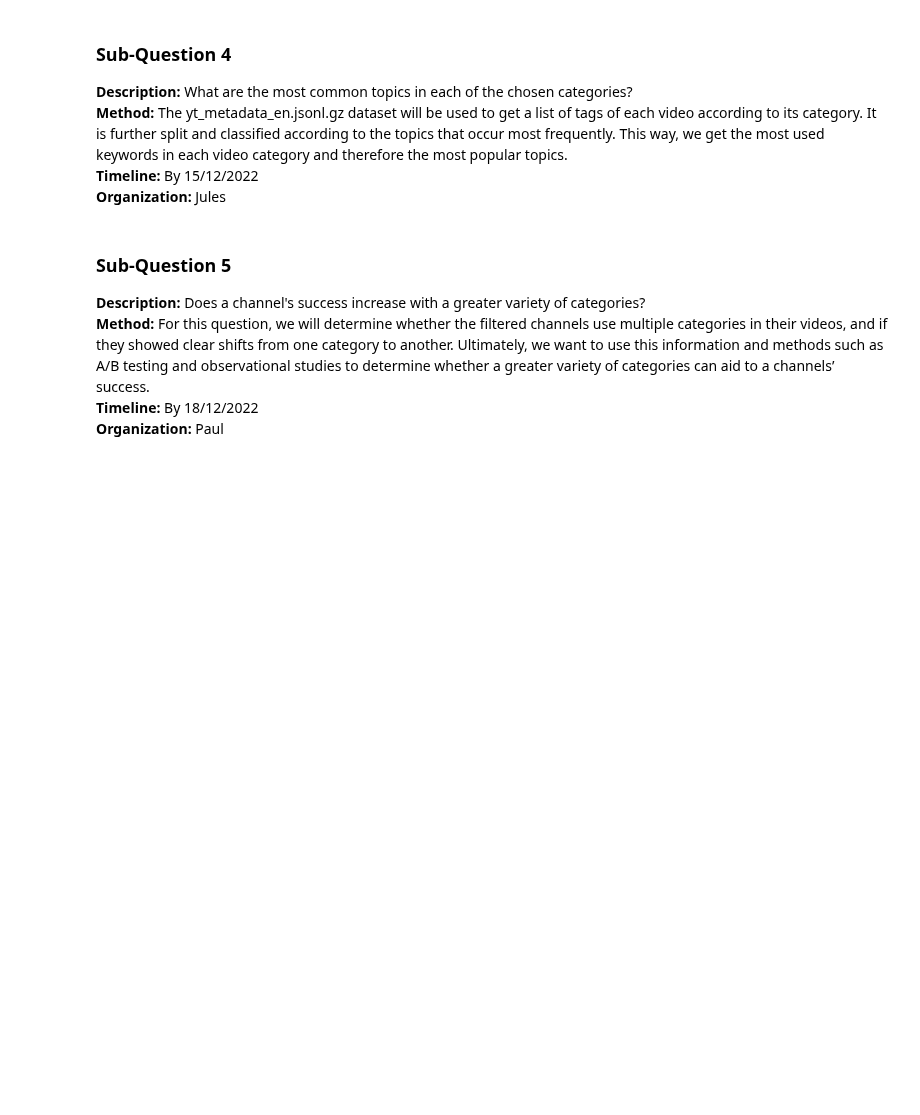
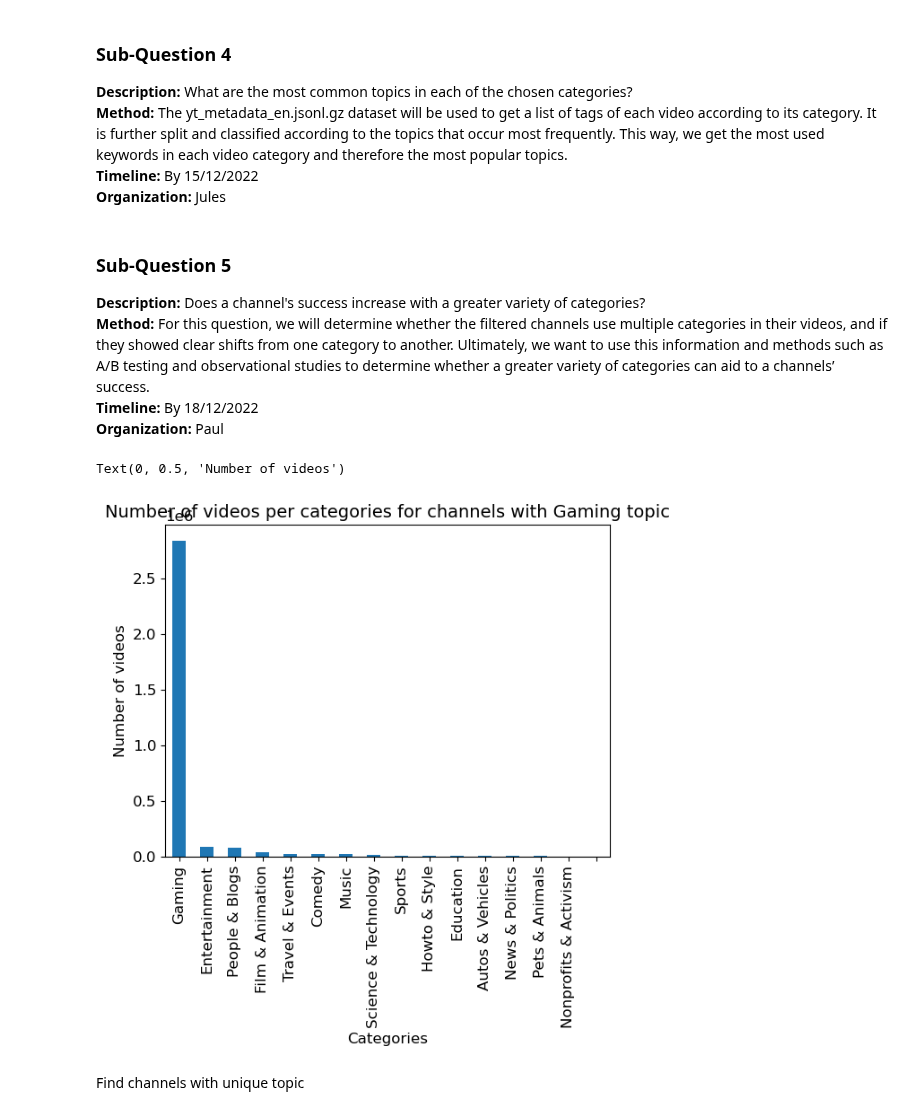
Before and after one commit to epfl-ada/ada-2022-project-adaptation, a Jupyter notebook: MS3_Analysis.ipynb, the cells around one changed output. Cells and saved outputs as stored; diff of their text form; code cells hidden in the pictures; blank space fills up the shorter version.

```diff
--- a/MS3_Analysis.ipynb
+++ b/MS3_Analysis.ipynb
@@ -657,3 +657,13 @@ The number of words in the title is significant, however it doesnt seem to have
 **Method:** For this question, we will determine whether the filtered channels use multiple categories in their videos, and if they showed clear shifts from one category to another. Ultimately, we want to use this information and methods such as A/B testing and observational studies to determine whether a greater variety of categories can aid to a channels’ success.
 **Timeline:** By 18/12/2022
 **Organization:** Paul
+# %%
+video_metadatas.categories.value_counts().plot(kind="bar")
+plt.title("Number of videos per categories for channels with Gaming topic")
+plt.xlabel("Categories")
+plt.ylabel("Number of videos")
+# %% [output]
+Text(0, 0.5, 'Number of videos')
+[figure, added]
+# %% [markdown]
+Find channels with unique topic
```
Also changed, not shown: parts of 6 cells of this notebook.
